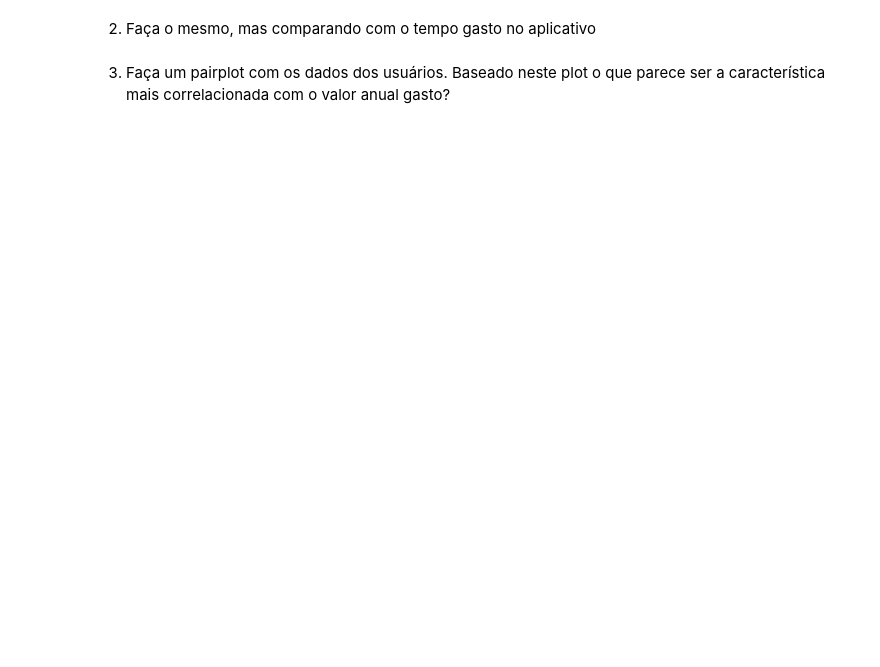
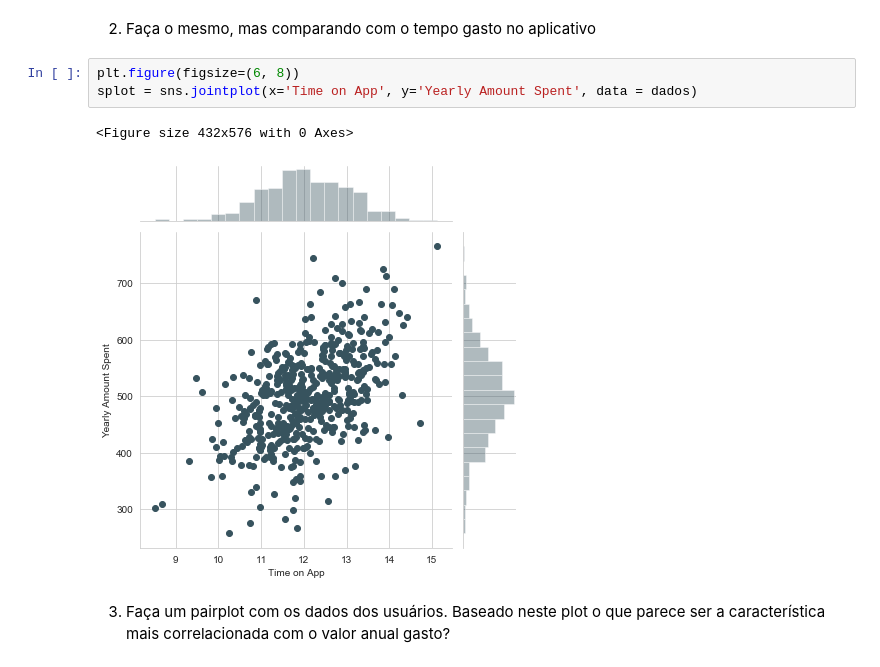
Before and after one commit to mathiasan1/globoAiOps, a Jupyter notebook: TesteAiOps.ipynb, the cells around one changed output. Drawn from its saved outputs; the diff is of its cells as text; blank space fills up the shorter version.

```diff
--- a/TesteAiOps.ipynb
+++ b/TesteAiOps.ipynb
@@ -92,4 +153,10 @@ sns.set_style('whitegrid')
 # %% [markdown]
 2) Faça o mesmo, mas comparando com o tempo gasto no aplicativo
+# %%
+plt.figure(figsize=(6, 8))
+splot = sns.jointplot(x='Time on App', y='Yearly Amount Spent', data = dados)
+# %% [output]
+<Figure size 432x576 with 0 Axes>
+[figure, added]
 # %% [markdown]
 3) Faça um pairplot com os dados dos usuários.  Baseado neste plot o que parece ser a característica mais correlacionada com o valor anual gasto?
```
Also changed, not shown: parts of 29 cells of this notebook.
